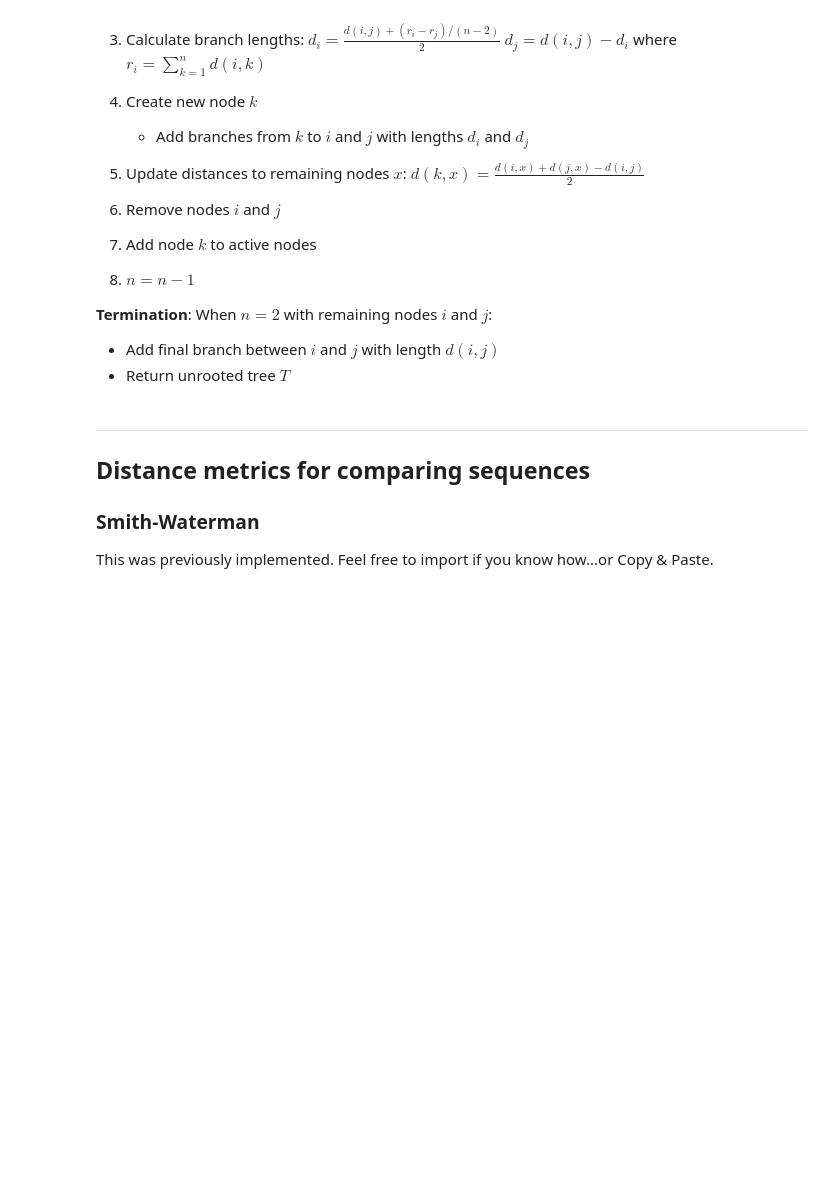
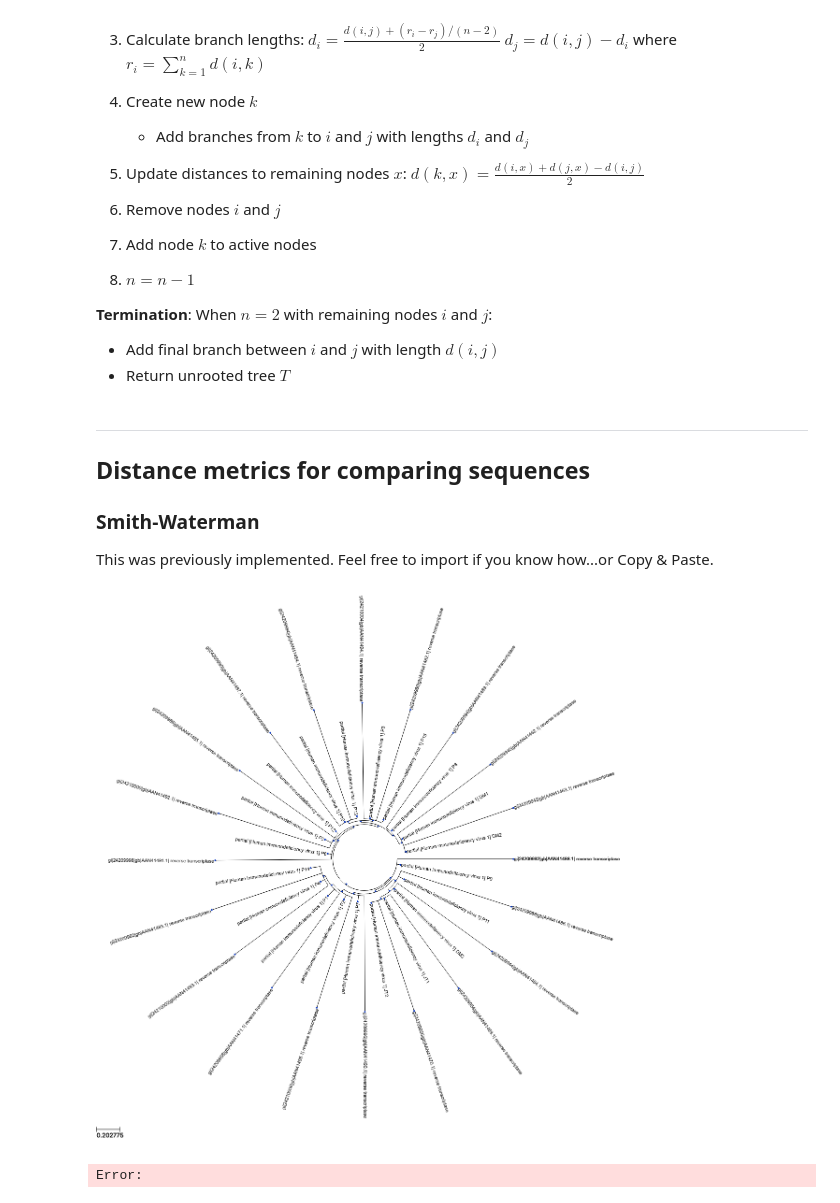
Before and after one commit to NU-Bioinformatics-MDS/BINF6250S25_apetizerr, a Jupyter notebook: project06.ipynb, the cells around one changed output. Cells and saved outputs as stored; diff of their text form; code cells hidden in the pictures; blank space fills up the shorter version.

```diff
--- a/project06.ipynb
+++ b/project06.ipynb
@@ -137,7 +178,21 @@ def build_distance_matrix(sequences: Dict[str, str]) -> Tuple[np.ndarray, List[s
         >>> len(ids)  # Number of sequences
         19
     """
-    pass
+
+    # initialize distance matrix
+    seq_ids = list(sequences.keys())
+    distance_matrix = np.zeros((len(seq_ids), len(seq_ids)))
+
+    # fill in distance matrix
+    for i in range(len(seq_ids)):
+        for j in range(i + 1, len(seq_ids)):
+            score = smith_waterman(sequences[seq_ids[i]], sequences[seq_ids[j]])
+
+            # convert similarity score to distance
+            distance = 1 - score
+            distance_matrix[i, j] = distance_matrix[j, i] = distance
+
+    return distance_matrix, seq_ids
 # %%
 def get_min_distance(matrix):
     ''' Function to find the smallest value off-daigonal in the distance
@@ -179,25 +317,28 @@ def neighbor_joining(
 # %%
-def plot_tree(newick_tree: str) -> None:
+def plot_tree(newick_tree: str, out_file: str = "%%inline") -> None:
     """Plots phylogenetic tree using ete3.
 
     Args:
         newick_tree (str): Tree in Newick format
+        out_file (str): Output file path or inline display
     """
     tree = ete3.Tree(newick_tree)
     ts = ete3.TreeStyle()
     ts.show_leaf_name = True
     ts.mode = "c"  # circular style
-    return tree.render("%%inline", tree_style=ts)
+    return tree.render(out_file, tree_style=ts)
 # %%
-if __name__ == "__main__":
-    # Read HIV RT sequences
-    sequences = read_fasta("lafayette_SARS_RT.fasta")
+# Read HIV RT sequences
+sequences = read_fasta("lafayette_SARS_RT.fasta")
 
-    # Build distance matrix using Smith-Waterman
-    dist_matrix, seq_ids = build_distance_matrix(sequences)
+# Build distance matrix using Smith-Waterman
+dist_matrix, seq_ids = build_distance_matrix(sequences)
 
-    # Generate unrooted tree using Neighbor-Joining
-    tree = neighbor_joining(dist_matrix, seq_ids)
+# Generate unrooted tree using Neighbor-Joining
+tree = neighbor_joining(dist_matrix, seq_ids)
 
-    # Plot tree
-    plot_tree(tree)
+# Plot tree
+plot_tree(tree)
+# %% [output]
+[figure, added]
+Error:
```
Also changed, not shown: parts of 5 cells of this notebook, 2 other files.
